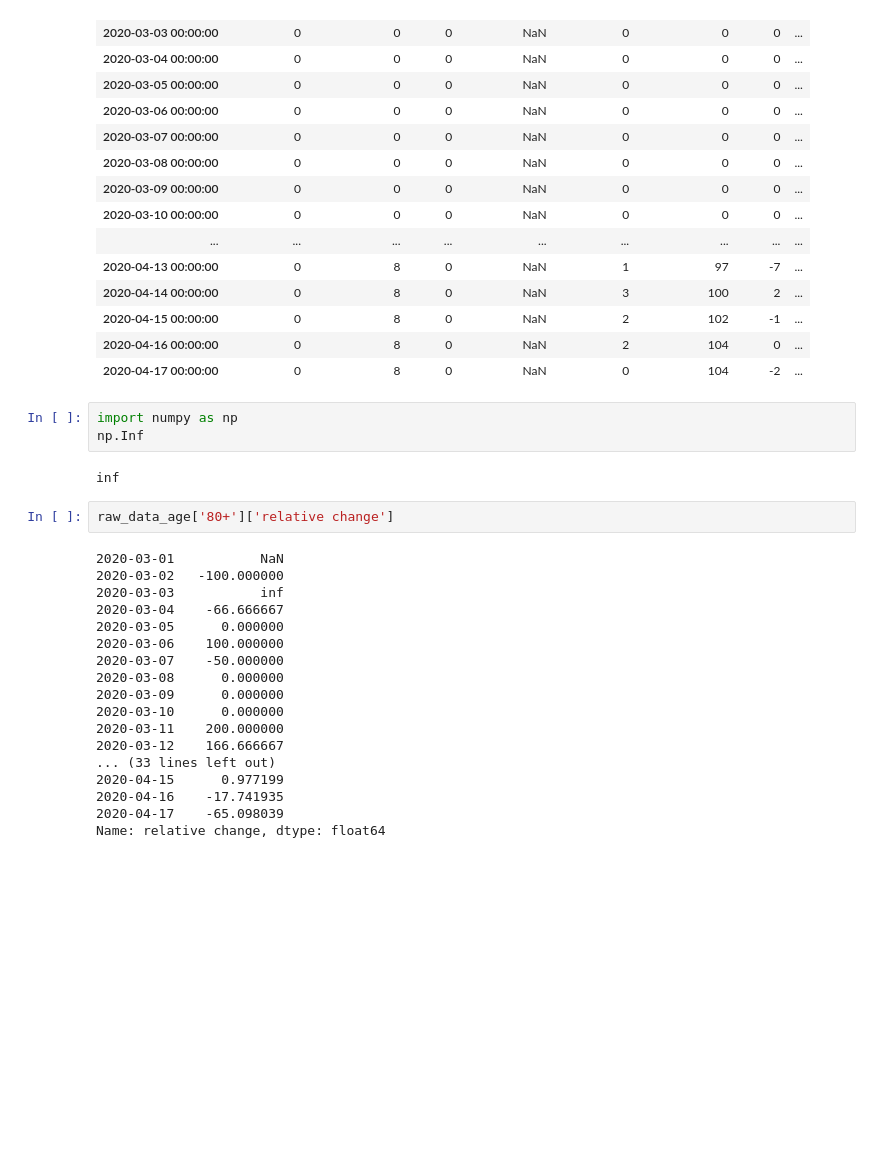
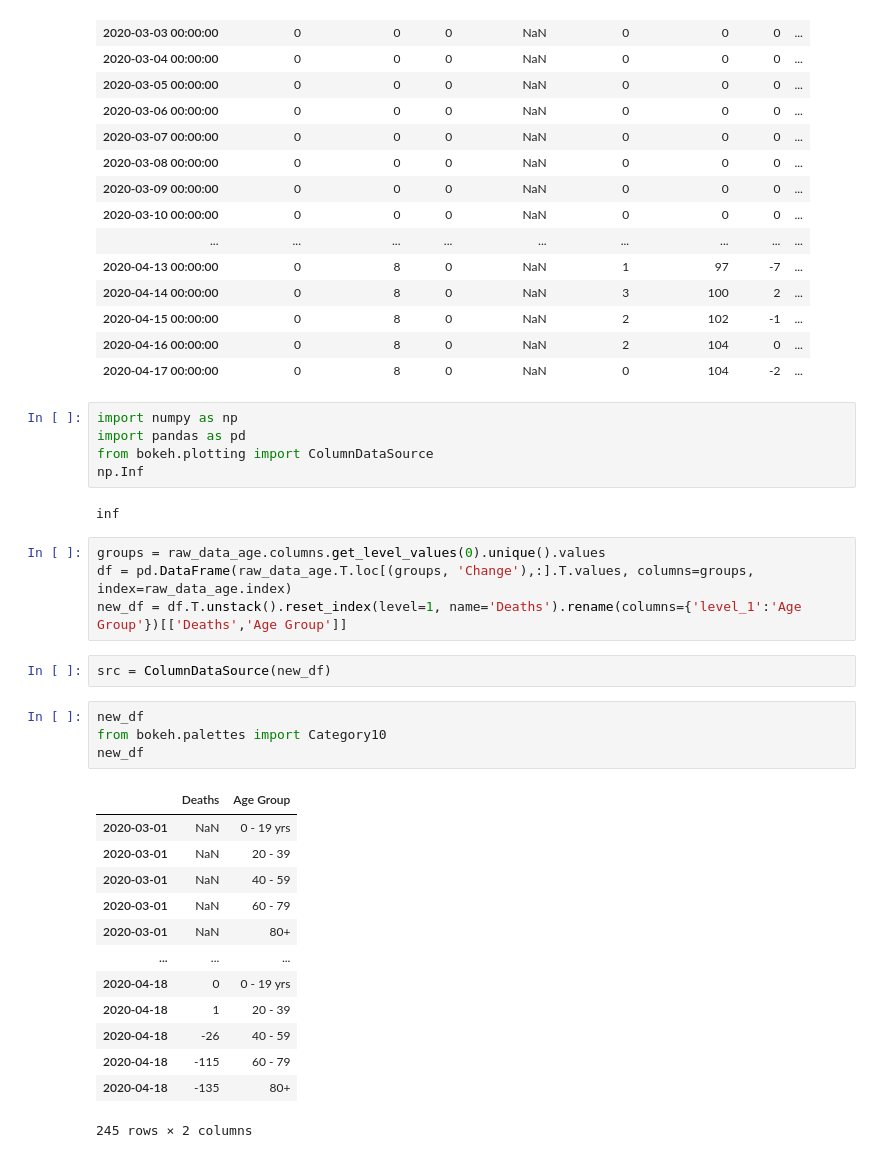
Before and after one commit to sdesilva26/Covid-19-App, a Jupyter notebook: Covid_19_Plots/Bokeh Plotting Testing.ipynb, the cells around one changed output. Cells and saved outputs as stored; diff of their text form; blank space fills up the shorter version.

Commit message:
cron commit with updated data

```diff
--- a/Covid_19_Plots/Bokeh Plotting Testing.ipynb
+++ b/Covid_19_Plots/Bokeh Plotting Testing.ipynb
@@ -319,26 +319,32 @@ raw_data_age.replace(to_replace=np.Inf, value=np.NaN)
 | 2020-04-17 00:00:00 | 0 | 8 | 0 | NaN | 0 | 104 | -2 | ... |
 # %%
 import numpy as np
+import pandas as pd
+from bokeh.plotting import ColumnDataSource
 np.Inf
 # %% [output]
 inf
-# %%
-raw_data_age['80+']['relative change']
-# %% [output]
-2020-03-01           NaN
-2020-03-02   -100.000000
-2020-03-03           inf
-2020-03-04    -66.666667
-2020-03-05      0.000000
-2020-03-06    100.000000
-2020-03-07    -50.000000
-2020-03-08      0.000000
-2020-03-09      0.000000
-2020-03-10      0.000000
-2020-03-11    200.000000
-2020-03-12    166.666667
-... (33 lines left out)
-2020-04-15      0.977199
-2020-04-16    -17.741935
-2020-04-17    -65.098039
-Name: relative change, dtype: float64
+# %%
+groups = raw_data_age.columns.get_level_values(0).unique().values
+df = pd.DataFrame(raw_data_age.T.loc[(groups, 'Change'),:].T.values, columns=groups, index=raw_data_age.index)
+new_df = df.T.unstack().reset_index(level=1, name='Deaths').rename(columns={'level_1':'Age Group'})[['Deaths','Age Group']]
+# %%
+src = ColumnDataSource(new_df)
+# %%
+new_df
+from bokeh.palettes import Category10
+new_df
+# %% [output]
+|  | Deaths | Age Group |
+| 2020-03-01 | NaN | 0 - 19 yrs |
+| 2020-03-01 | NaN | 20 - 39 |
+| 2020-03-01 | NaN | 40 - 59 |
+| 2020-03-01 | NaN | 60 - 79 |
+| 2020-03-01 | NaN | 80+ |
+| ... | ... | ... |
+| 2020-04-18 | 0 | 0 - 19 yrs |
+| 2020-04-18 | 1 | 20 - 39 |
+| 2020-04-18 | -26 | 40 - 59 |
+| 2020-04-18 | -115 | 60 - 79 |
+| 2020-04-18 | -135 | 80+ |
+245 rows × 2 columns
```
Also changed, not shown: parts of 1 cell of this notebook, 6 other files.
